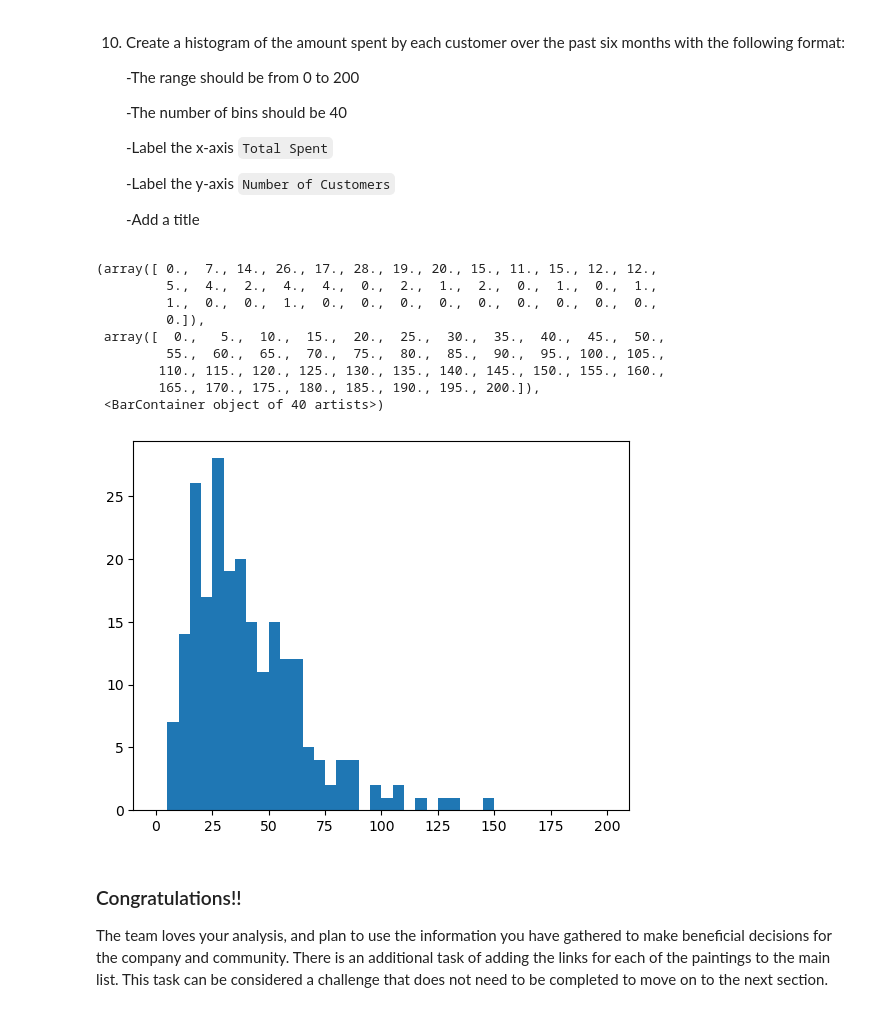
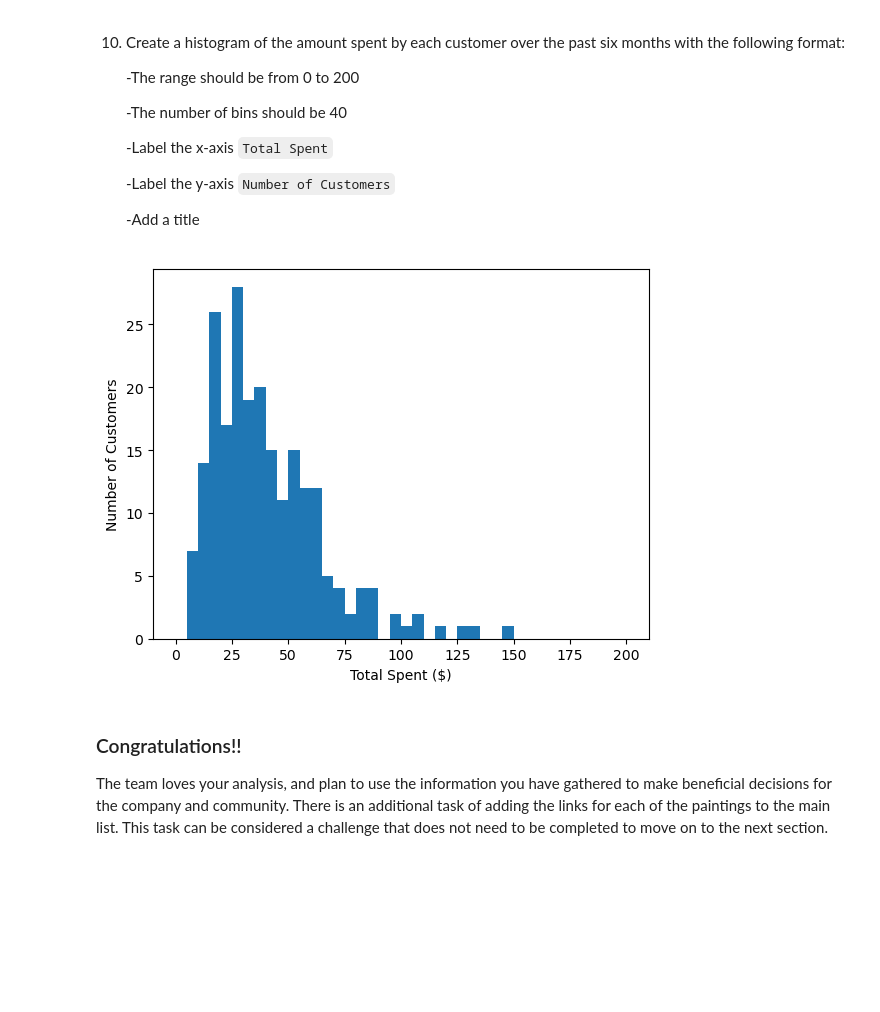
Before and after one commit to maximilianjun/food-wheel-mini-project-2, a Jupyter notebook: foodwheel_project.ipynb, the cells around one changed output. Drawn from its saved outputs; the diff is of its cells as text; code cells hidden in the pictures; blank space fills up the shorter version.

```diff
--- a/foodwheel_project.ipynb
+++ b/foodwheel_project.ipynb
@@ -159,18 +159,12 @@ customer_amount.head()
 # %%
 plt.hist(customer_amount.price.values,
         range=(0, 200),
         bins=40)
+plt.xlabel('Total Spent ($)')
+plt.ylabel('Number of Customers')
+plt.show()
 # %% [output]
-(array([ 0.,  7., 14., 26., 17., 28., 19., 20., 15., 11., 15., 12., 12.,
-         5.,  4.,  2.,  4.,  4.,  0.,  2.,  1.,  2.,  0.,  1.,  0.,  1.,
-         1.,  0.,  0.,  1.,  0.,  0.,  0.,  0.,  0.,  0.,  0.,  0.,  0.,
-         0.]),
- array([  0.,   5.,  10.,  15.,  20.,  25.,  30.,  35.,  40.,  45.,  50.,
-         55.,  60.,  65.,  70.,  75.,  80.,  85.,  90.,  95., 100., 105.,
-        110., 115., 120., 125., 130., 135., 140., 145., 150., 155., 160.,
-        165., 170., 175., 180., 185., 190., 195., 200.]),
- <BarContainer object of 40 artists>)
-[figure, old version]
+[figure, new version]
 # %% [markdown]
 ### Congratulations!!
 
```
Also changed, not shown: parts of 4 cells of this notebook.
